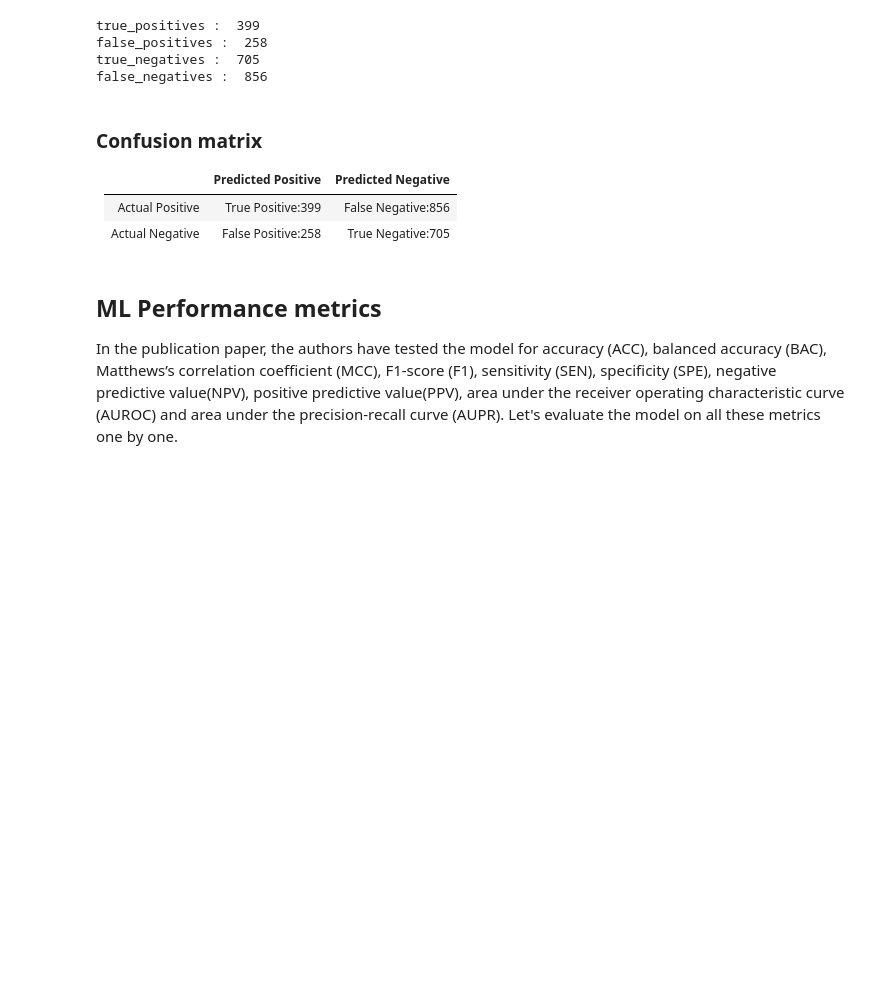
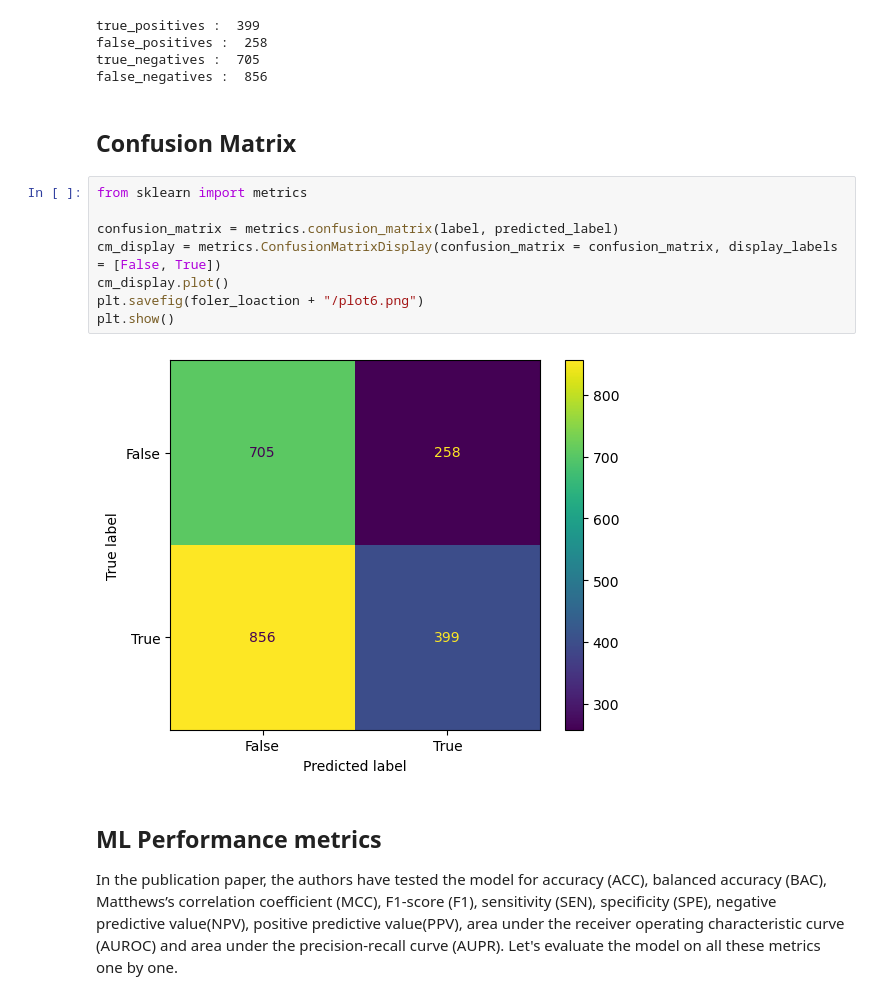
Before and after one commit to Ashita17/Ersilia-Outreachy, a Jupyter notebook: model-validation-example/notebooks/02_external_validation.ipynb, the cells around one changed output. Cells and saved outputs as stored; diff of their text form; blank space fills up the shorter version.

```diff
--- a/model-validation-example/notebooks/02_external_validation.ipynb
+++ b/model-validation-example/notebooks/02_external_validation.ipynb
@@ -374,13 +377,18 @@ true_positives :  399
 false_positives :  258
 true_negatives :  705
 false_negatives :  856
-# %% [markdown]
-### Confusion matrix
-
-|            | Predicted Positive | Predicted Negative |
-|------------|--------------------|--------------------|
-| Actual Positive | True Positive:399       | False Negative:856      |
-| Actual Negative | False Positive:258      | True Negative:705       |
+# %% [markdown]
+## Confusion Matrix
+# %%
+from sklearn import metrics
+
+confusion_matrix = metrics.confusion_matrix(label, predicted_label)
+cm_display = metrics.ConfusionMatrixDisplay(confusion_matrix = confusion_matrix, display_labels = [False, True])
+cm_display.plot()
+plt.savefig(foler_loaction + "/plot6.png")
+plt.show()
+# %% [output]
+[figure, added]
 # %% [markdown]
 ## ML Performance metrics
 
```
Also changed, not shown: parts of 2 cells of this notebook, 1 other file.
